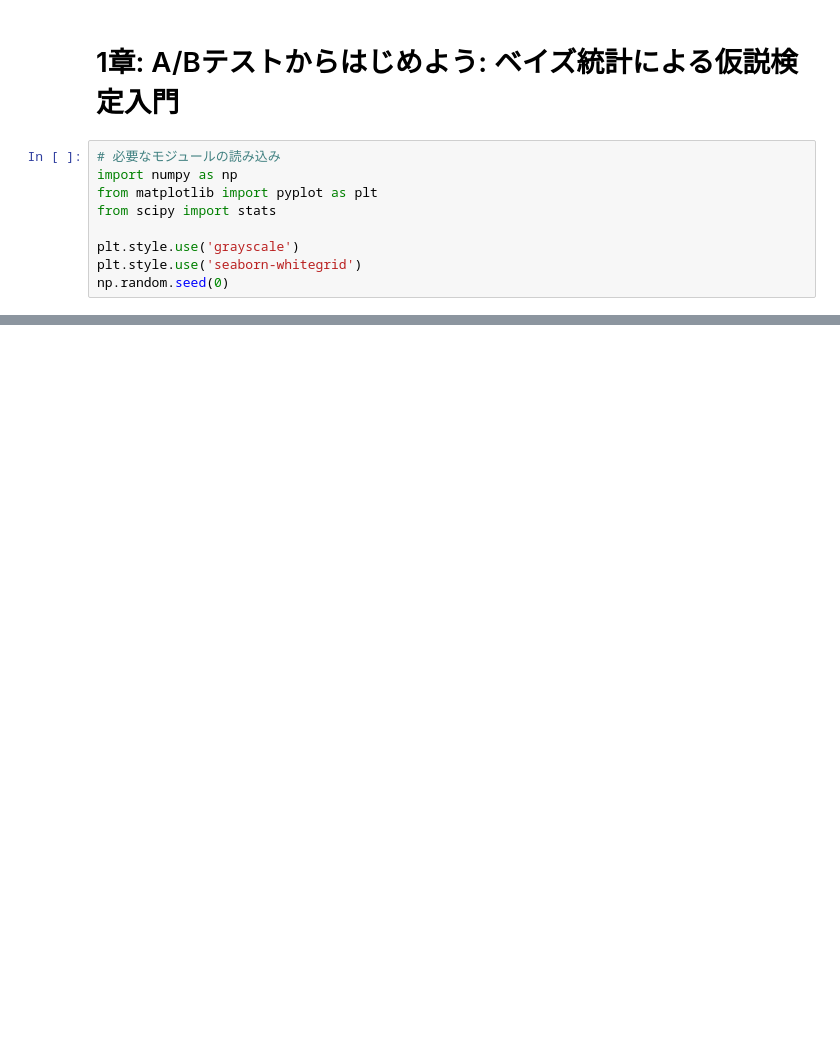
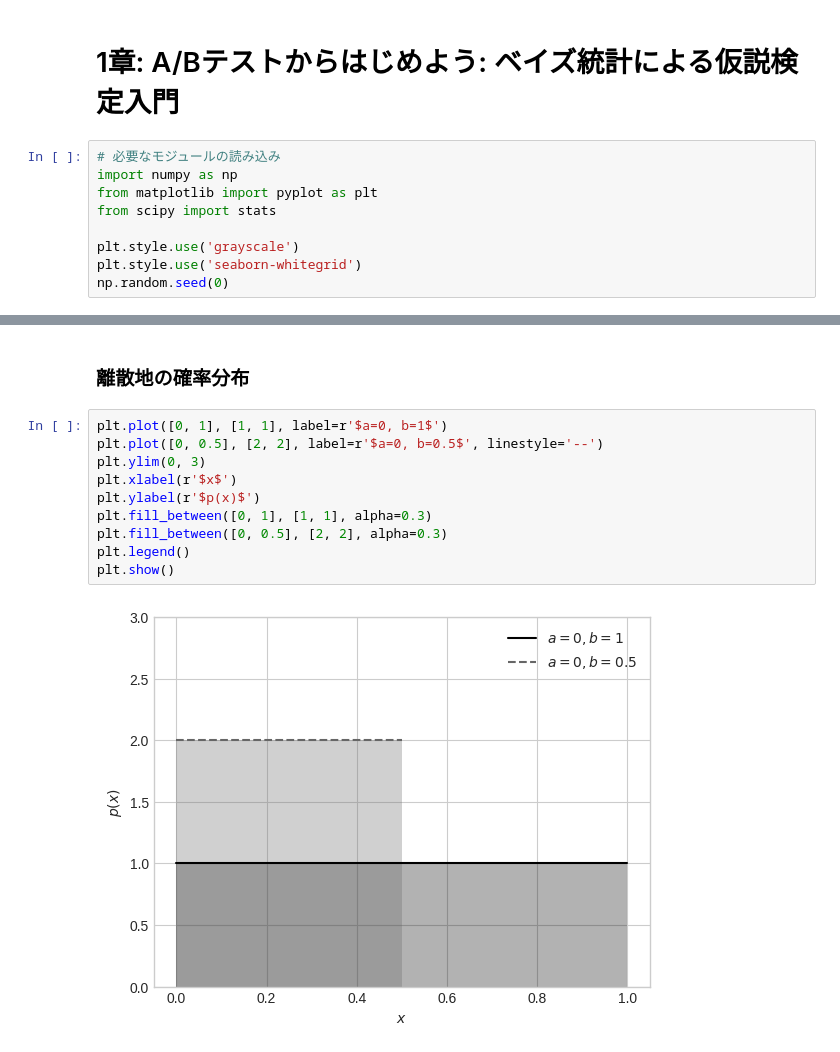
Before and after one commit to yuji-sgs/web-optimization, a Jupyter notebook: cahpter1.ipynb, the cells around one changed output, grey strips where cells are left out. Saved outputs shown, nothing was run; the diff lists cells and outputs as text; blank space fills up the shorter version.

```diff
--- a/cahpter1.ipynb
+++ b/cahpter1.ipynb
@@ -13,0 +37,14 @@ np.random.seed(0)
+# %% [markdown]
+### 離散地の確率分布
+# %%
+plt.plot([0, 1], [1, 1], label=r'$a=0, b=1$')
+plt.plot([0, 0.5], [2, 2], label=r'$a=0, b=0.5$', linestyle='--')
+plt.ylim(0, 3)
+plt.xlabel(r'$x$')
+plt.ylabel(r'$p(x)$')
+plt.fill_between([0, 1], [1, 1], alpha=0.3)
+plt.fill_between([0, 0.5], [2, 2], alpha=0.3)
+plt.legend()
+plt.show()
+# %% [output]
+[figure, added]
```
Also changed, not shown: parts of 2 cells of this notebook.
